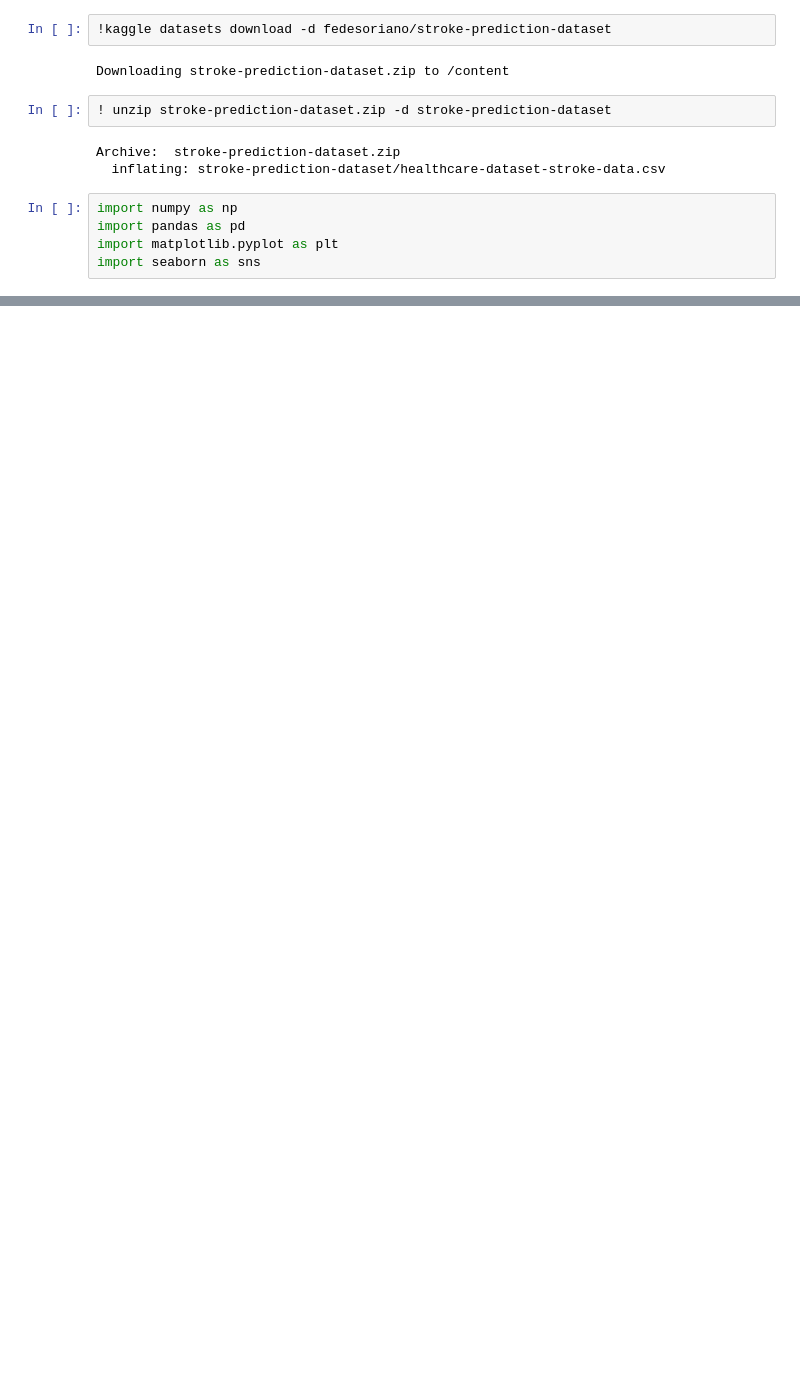
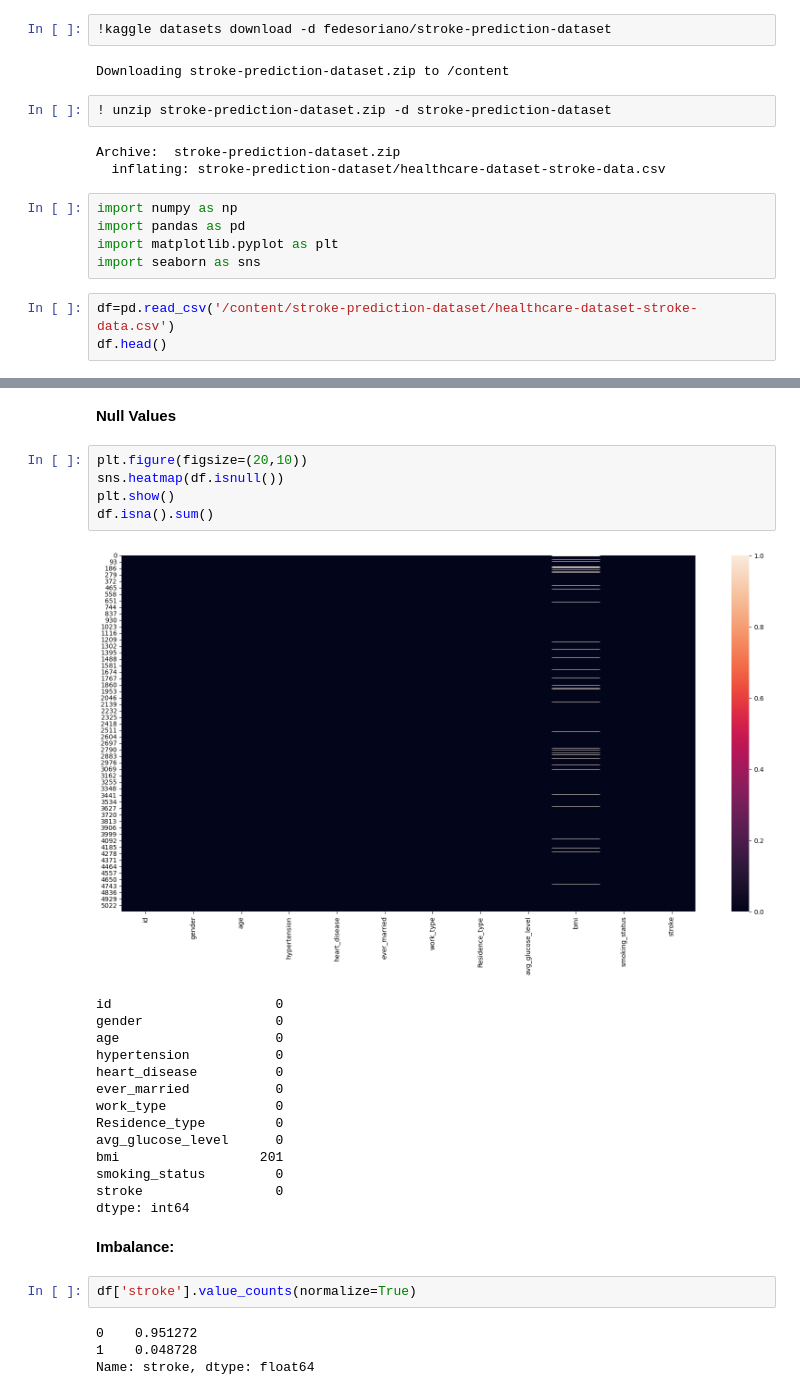
Before and after one commit to Yashu3624/STROKE_PREDICTION, a Jupyter notebook: STROKE_PRIDICTION.ipynb, the cells around one changed output, grey strips where cells are left out. Cells and saved outputs as stored; diff of their text form; blank space fills up the shorter version.

Commit message:
implemented Null value and Imbalance checks

```diff
--- a/STROKE_PRIDICTION.ipynb
+++ b/STROKE_PRIDICTION.ipynb
@@ -49,3 +49,6 @@ import numpy as np
 import pandas as pd
 import matplotlib.pyplot as plt
 import seaborn as sns
+# %%
+df=pd.read_csv('/content/stroke-prediction-dataset/healthcare-dataset-stroke-data.csv')
+df.head()
@@ -51,0 +82,30 @@ import seaborn as sns
+# %% [markdown]
+**Null Values**
+# %%
+plt.figure(figsize=(20,10))
+sns.heatmap(df.isnull())
+plt.show()
+df.isna().sum()
+# %% [output]
+[figure, added]
+id                     0
+gender                 0
+age                    0
+hypertension           0
+heart_disease          0
+ever_married           0
+work_type              0
+Residence_type         0
+avg_glucose_level      0
+bmi                  201
+smoking_status         0
+stroke                 0
+dtype: int64
+# %% [markdown]
+**Imbalance:**
+# %%
+df['stroke'].value_counts(normalize=True)
+# %% [output]
+0    0.951272
+1    0.048728
+Name: stroke, dtype: float64
```
Also changed, not shown: parts of 14 cells of this notebook.
